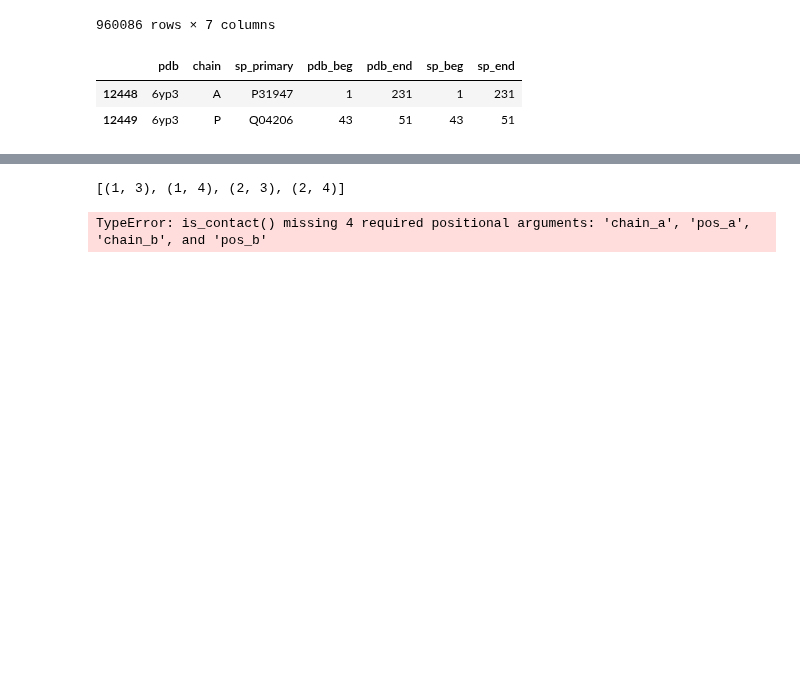
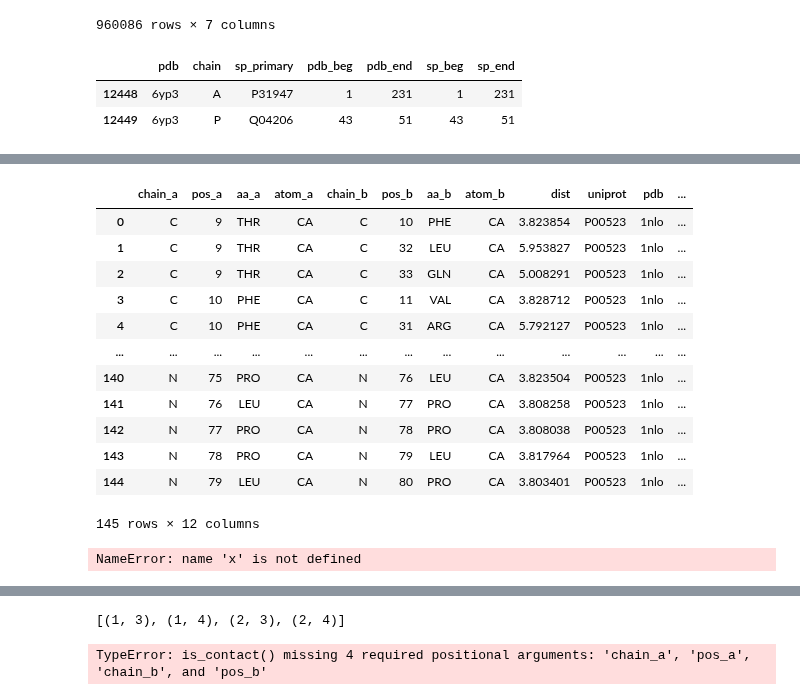
Before and after one commit to alvaro-2/cis-reg, a Jupyter notebook: scripts/interatomic_distances.ipynb, the cells around one changed output, grey strips where cells are left out. Drawn from its saved outputs; the diff is of its cells as text; code cells hidden in the pictures; blank space fills up the shorter version.

```diff
--- a/scripts/interatomic_distances.ipynb
+++ b/scripts/interatomic_distances.ipynb
@@ -283,0 +362,24 @@ pasos:
+# %%
+prueba = pd.read_csv('../datasets/distances/dataframes/P00523_1nlo.csv').merge(cat_sites, how= 'left')
+prueba["pos"] = prueba.pos_a == prueba.pos
+prueba
+# %% [output]
+|  | chain_a | pos_a | aa_a | atom_a | chain_b | pos_b | aa_b | atom_b | dist | uniprot | pdb | ... |
+| 0 | C | 9 | THR | CA | C | 10 | PHE | CA | 3.823854 | P00523 | 1nlo | ... |
+| 1 | C | 9 | THR | CA | C | 32 | LEU | CA | 5.953827 | P00523 | 1nlo | ... |
+| 2 | C | 9 | THR | CA | C | 33 | GLN | CA | 5.008291 | P00523 | 1nlo | ... |
+| 3 | C | 10 | PHE | CA | C | 11 | VAL | CA | 3.828712 | P00523 | 1nlo | ... |
+| 4 | C | 10 | PHE | CA | C | 31 | ARG | CA | 5.792127 | P00523 | 1nlo | ... |
+| ... | ... | ... | ... | ... | ... | ... | ... | ... | ... | ... | ... | ... |
+| 140 | N | 75 | PRO | CA | N | 76 | LEU | CA | 3.823504 | P00523 | 1nlo | ... |
+| 141 | N | 76 | LEU | CA | N | 77 | PRO | CA | 3.808258 | P00523 | 1nlo | ... |
+| 142 | N | 77 | PRO | CA | N | 78 | PRO | CA | 3.808038 | P00523 | 1nlo | ... |
+| 143 | N | 78 | PRO | CA | N | 79 | LEU | CA | 3.817964 | P00523 | 1nlo | ... |
+| 144 | N | 79 | LEU | CA | N | 80 | PRO | CA | 3.803401 | P00523 | 1nlo | ... |
+145 rows × 12 columns
+# %%
+if prueba.cs.sum().any():
+    x = prueba[prueba.cs == True]
+x
+# %% [output]
+NameError: name 'x' is not defined
```
Also changed, not shown: parts of 34 cells of this notebook.
